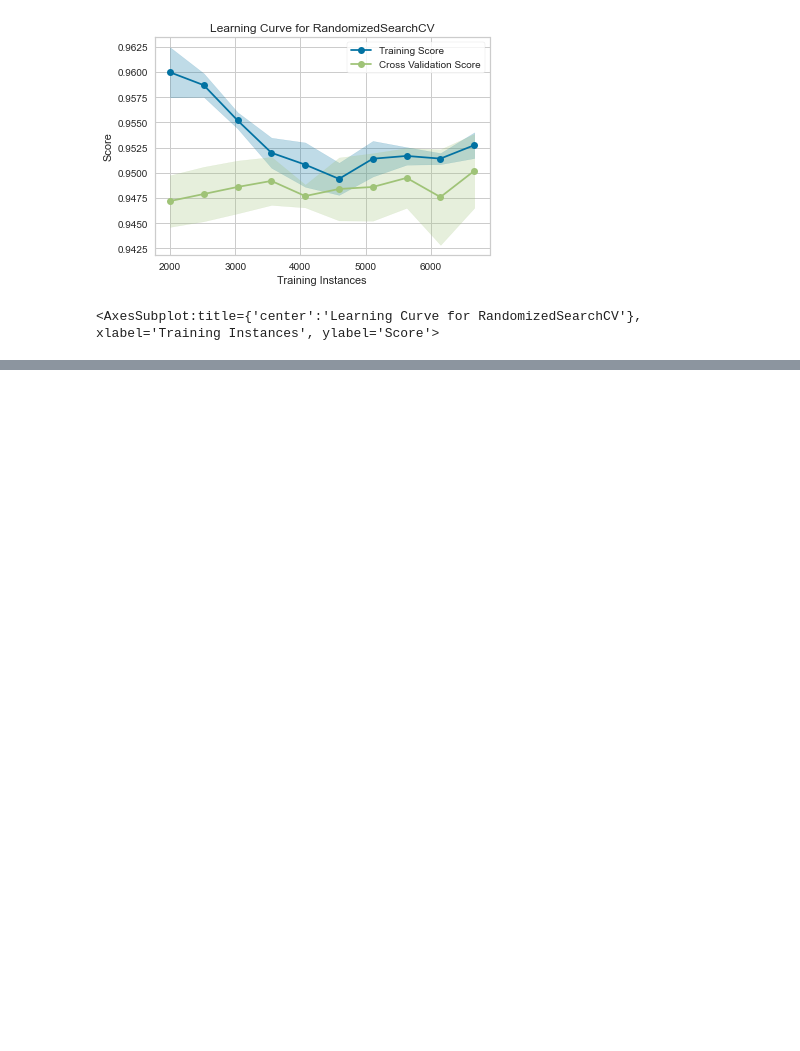
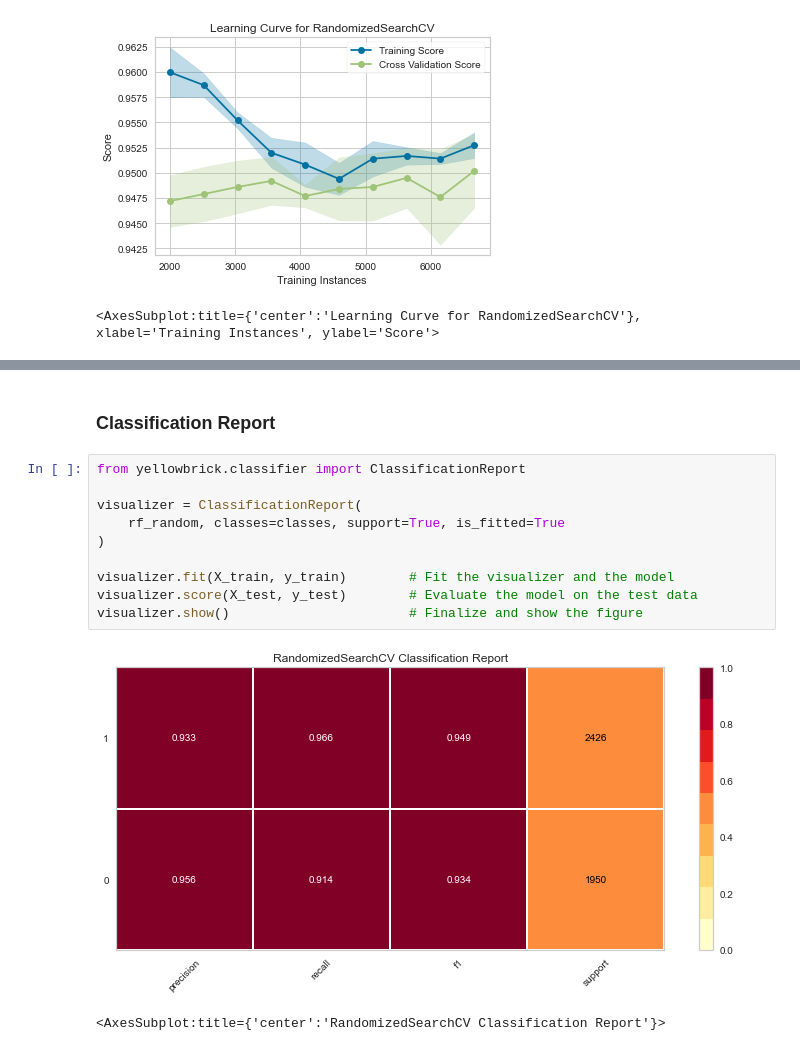
Before and after one commit to McGill-MMA-EnterpriseAnalytics/Airline-Passenger-Satisfaction-Prediction-Part2, a Jupyter notebook: Code/Overfitting_Check_random_forest.ipynb, the cells around one changed output, grey strips where cells are left out. Drawn from its saved outputs; the diff is of its cells as text; blank space fills up the shorter version.

```diff
--- a/Code/Overfitting_Check_random_forest.ipynb
+++ b/Code/Overfitting_Check_random_forest.ipynb
@@ -1049,0 +1014,15 @@ viz.poof()
+# %% [markdown]
+### Classification Report
+# %%
+from yellowbrick.classifier import ClassificationReport
+
+visualizer = ClassificationReport(
+    rf_random, classes=classes, support=True, is_fitted=True
+)
+
+visualizer.fit(X_train, y_train)        # Fit the visualizer and the model
+visualizer.score(X_test, y_test)        # Evaluate the model on the test data
+visualizer.show()                       # Finalize and show the figure
+# %% [output]
+[figure, added]
+<AxesSubplot:title={'center':'RandomizedSearchCV Classification Report'}>
```
Also changed, not shown: parts of 18 cells of this notebook.
